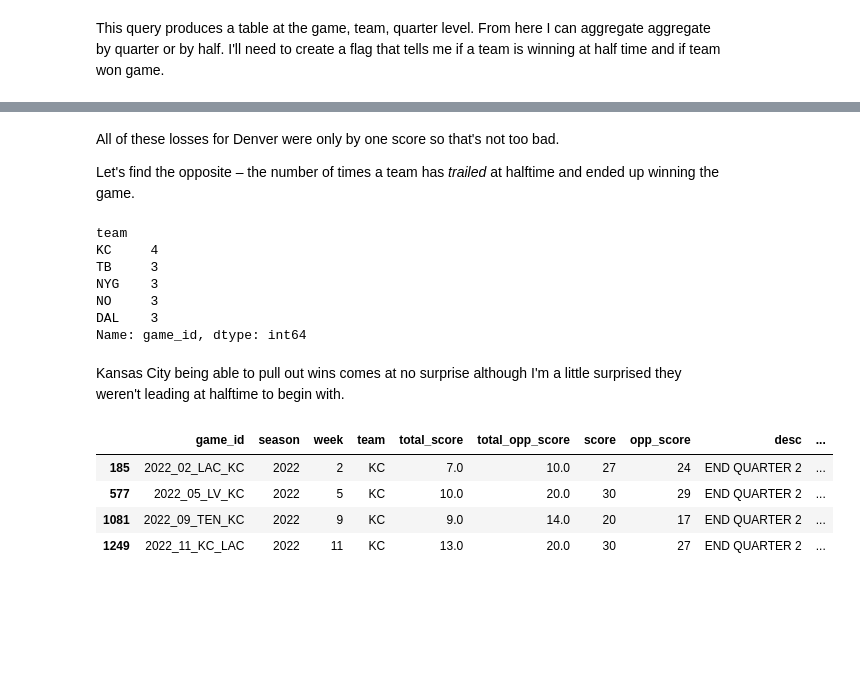
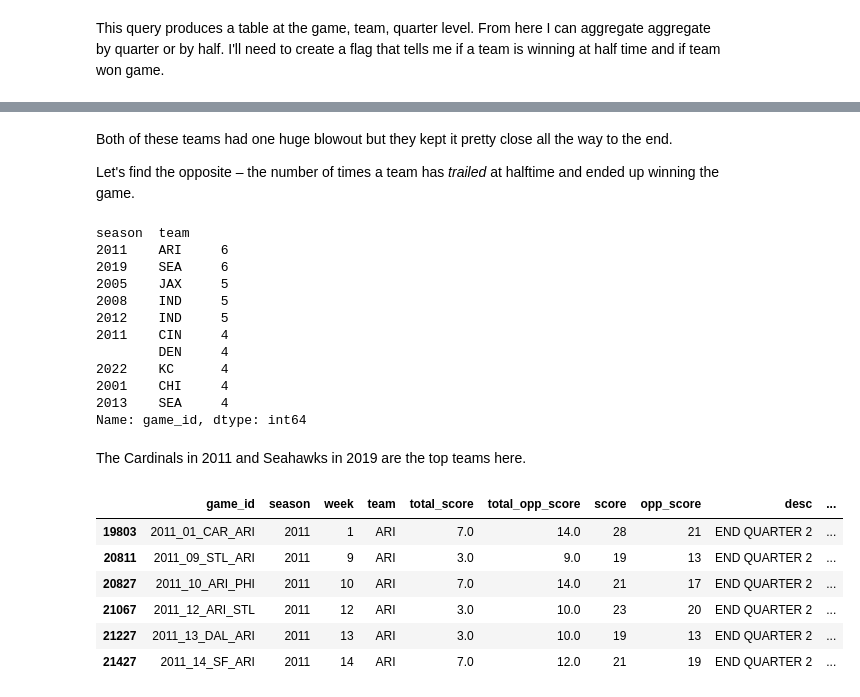
Before and after one commit to gfidanli/fantasy_football_analysis, a Jupyter notebook: daily_analysis/day_41_50/day50.ipynb, the cells around one changed output, grey strips where cells are left out. Drawn from its saved outputs; the diff is of its cells as text; code cells hidden in the pictures; blank space fills up the shorter version.

```diff
--- a/daily_analysis/day_41_50/day50.ipynb
+++ b/daily_analysis/day_41_50/day50.ipynb
@@ -143,27 +167,34 @@ df.query("desc == 'END QUARTER 2' & lead_trail == 1 & win_loss == 0 & team == 'D
 # %% [markdown]
-All of these losses for Denver were only by one score so that's not too bad.
+Both of these teams had one huge blowout but they kept it pretty close all the way to the end.
 
 Let's find the opposite – the number of times a team has *trailed* at halftime and ended up winning the game.
 # %%
 df.query("desc == 'END QUARTER 2' & lead_trail == 0 & win_loss == 1")\
-    .groupby('team')['game_id']\
+    .groupby(['season', 'team'])['game_id']\
     .count()\
-    .sort_values(ascending=False)[:5]
+    .sort_values(ascending=False)[:10]
 # %% [output]
-team
-KC     4
-TB     3
-NYG    3
-NO     3
-DAL    3
+season  team
+2011    ARI     6
+2019    SEA     6
+2005    JAX     5
+2008    IND     5
+2012    IND     5
+2011    CIN     4
+        DEN     4
+2022    KC      4
+2001    CHI     4
+2013    SEA     4
 Name: game_id, dtype: int64
-# %% [markdown]
-Kansas City being able to pull out wins comes at no surprise although I'm a little surprised they weren't leading at halftime to begin with.
+# %% [markdown]
+The Cardinals in 2011 and Seahawks in 2019 are the top teams here.
 # %%
-df.query("desc == 'END QUARTER 2' & lead_trail == 0 & win_loss == 1 & team == 'KC'")
+df.query("desc == 'END QUARTER 2' & lead_trail == 0 & win_loss == 1 & team == 'ARI' & season == 2011")
 # %% [output]
 |  | game_id | season | week | team | total_score | total_opp_score | score | opp_score | desc | ... |
-| 185 | 2022_02_LAC_KC | 2022 | 2 | KC | 7.0 | 10.0 | 27 | 24 | END QUARTER 2 | ... |
-| 577 | 2022_05_LV_KC | 2022 | 5 | KC | 10.0 | 20.0 | 30 | 29 | END QUARTER 2 | ... |
-| 1081 | 2022_09_TEN_KC | 2022 | 9 | KC | 9.0 | 14.0 | 20 | 17 | END QUARTER 2 | ... |
-| 1249 | 2022_11_KC_LAC | 2022 | 11 | KC | 13.0 | 20.0 | 30 | 27 | END QUARTER 2 | ... |
+| 19803 | 2011_01_CAR_ARI | 2011 | 1 | ARI | 7.0 | 14.0 | 28 | 21 | END QUARTER 2 | ... |
+| 20811 | 2011_09_STL_ARI | 2011 | 9 | ARI | 3.0 | 9.0 | 19 | 13 | END QUARTER 2 | ... |
+| 20827 | 2011_10_ARI_PHI | 2011 | 10 | ARI | 7.0 | 14.0 | 21 | 17 | END QUARTER 2 | ... |
+| 21067 | 2011_12_ARI_STL | 2011 | 12 | ARI | 3.0 | 10.0 | 23 | 20 | END QUARTER 2 | ... |
+| 21227 | 2011_13_DAL_ARI | 2011 | 13 | ARI | 3.0 | 10.0 | 19 | 13 | END QUARTER 2 | ... |
+| 21427 | 2011_14_SF_ARI | 2011 | 14 | ARI | 7.0 | 12.0 | 21 | 19 | END QUARTER 2 | ... |
```
Also changed, not shown: parts of 15 cells of this notebook.
